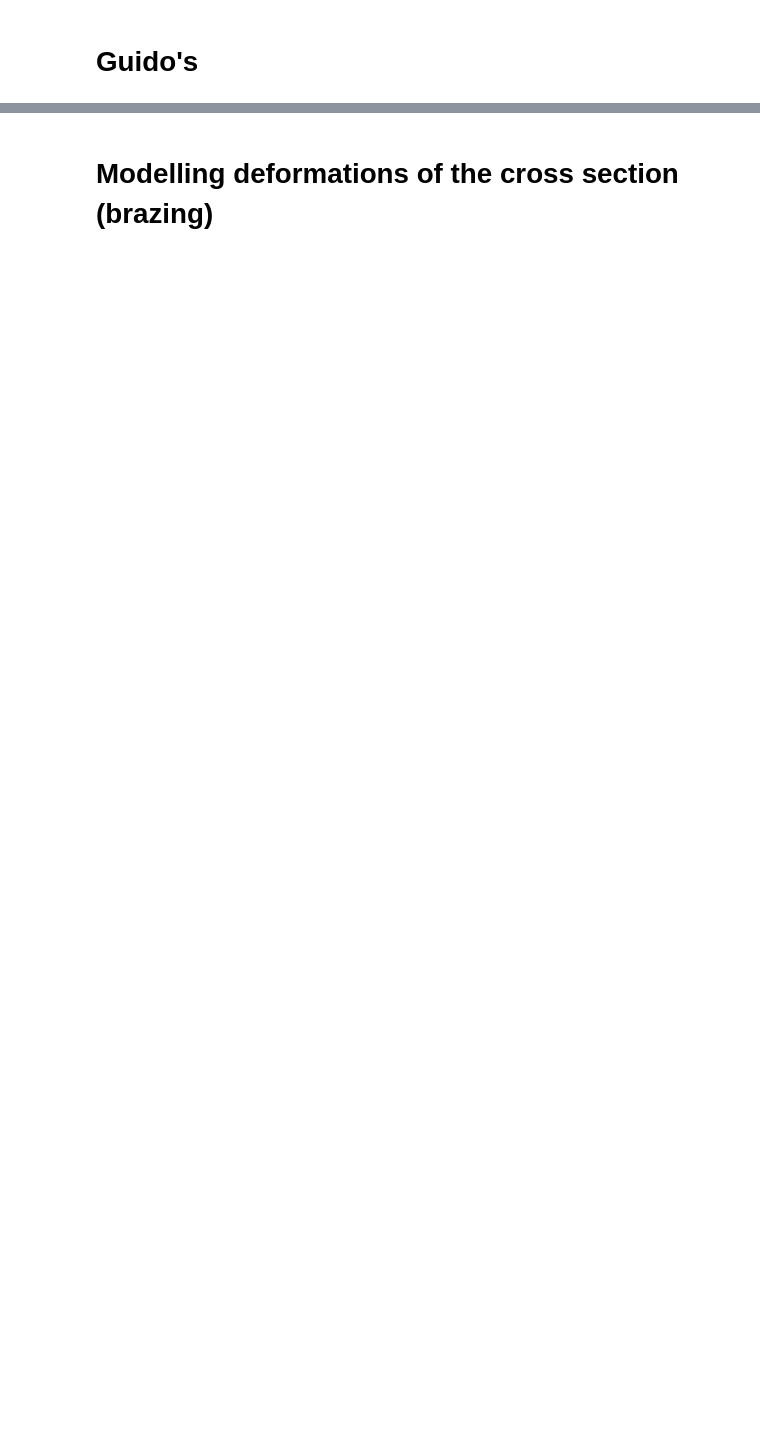
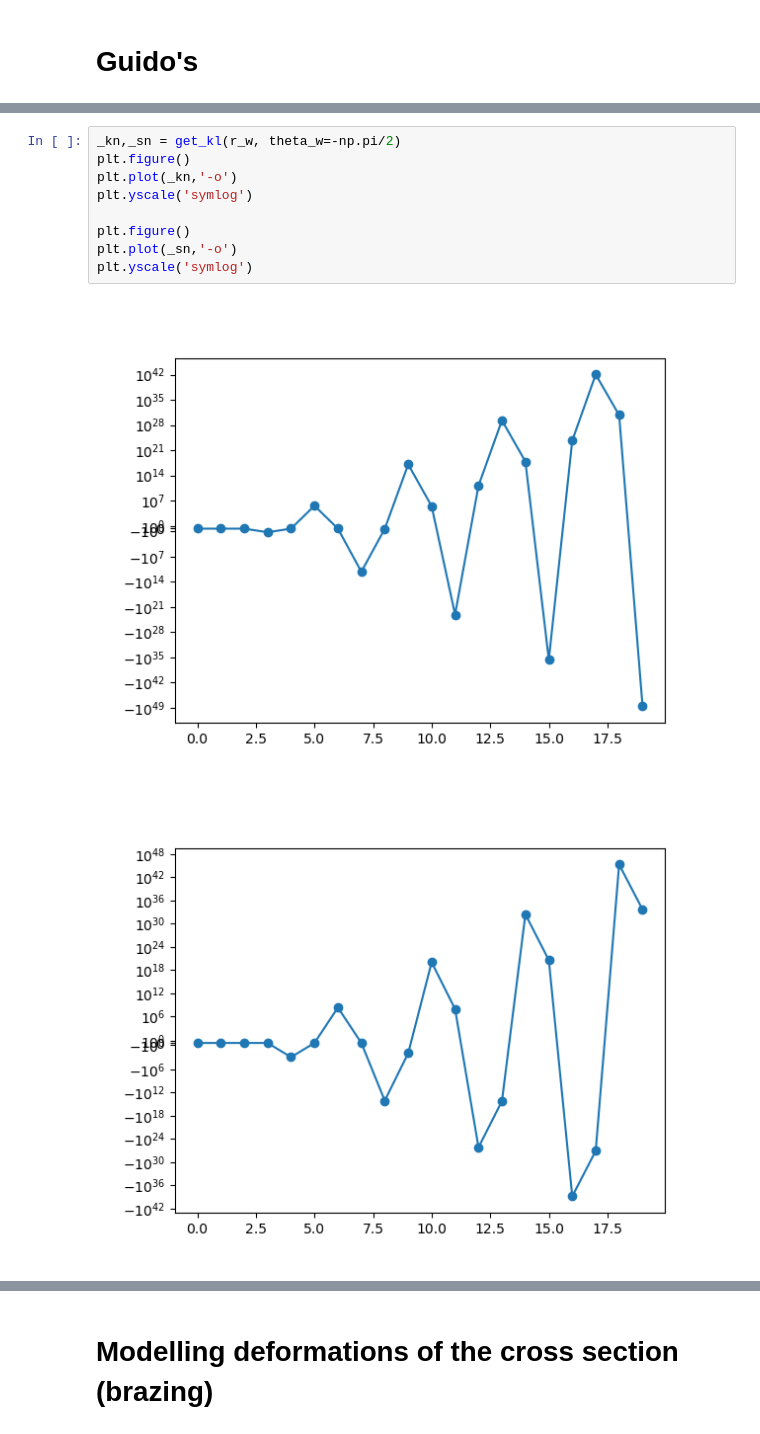
Before and after one commit to pbelange/leakage, a Jupyter notebook: leakage.ipynb, the cells around one changed output, grey strips where cells are left out. Cells and saved outputs as stored; diff of their text form; blank space fills up the shorter version.

```diff
--- a/leakage.ipynb
+++ b/leakage.ipynb
@@ -76 +77,13 @@ plt.plot((error1_n-knl)/knl,'-o')
+# %%
+_kn,_sn = get_kl(r_w, theta_w=-np.pi/2)
+plt.figure()
+plt.plot(_kn,'-o')
+plt.yscale('symlog')
+
+plt.figure()
+plt.plot(_sn,'-o')
+plt.yscale('symlog')
+# %% [output]
+[figure, added]
+[figure, added]
 # %%
```
Also changed, not shown: parts of 10 cells of this notebook, 1 other file.
